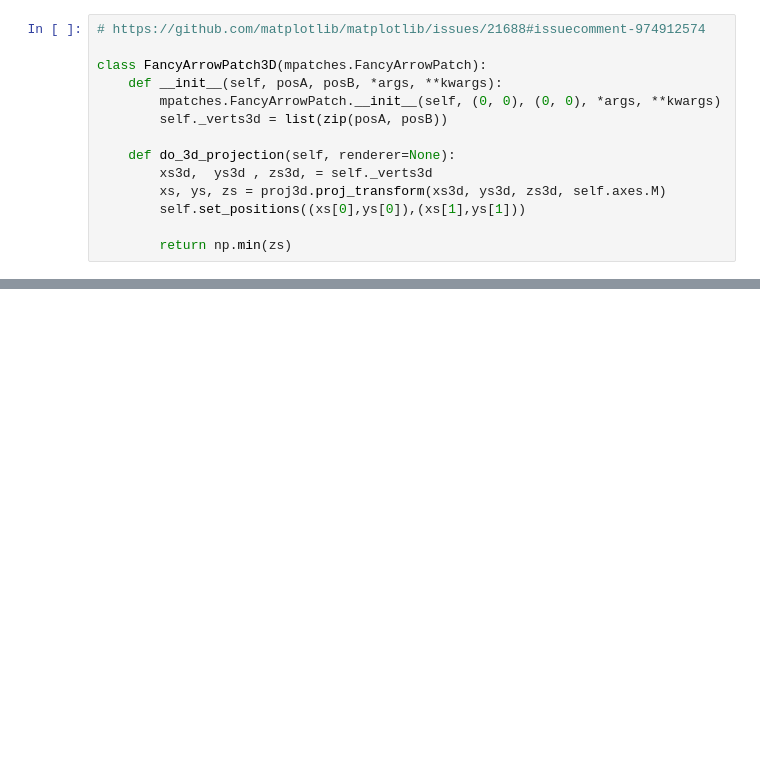
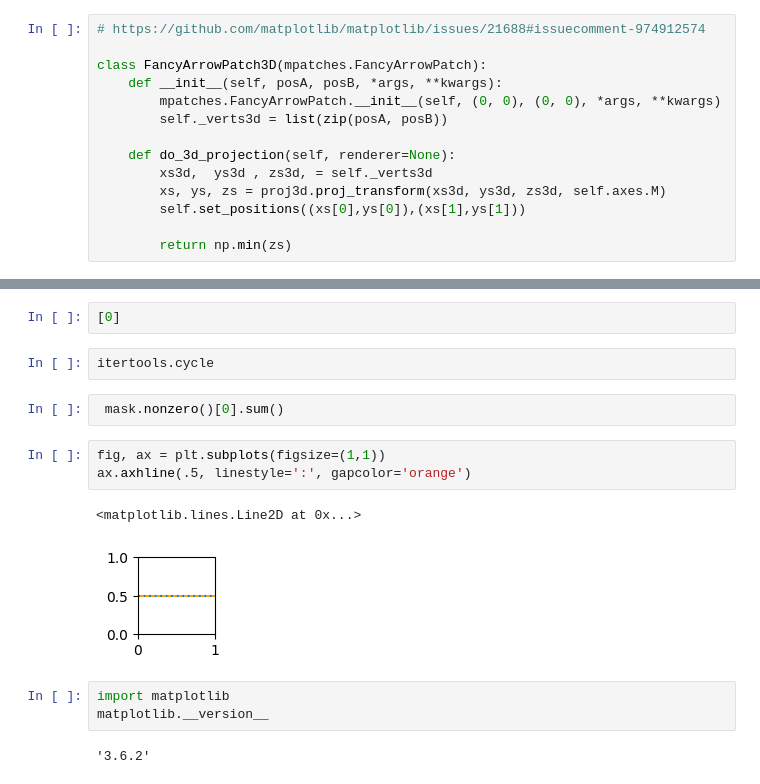
Before and after one commit to story645/team, a Jupyter notebook: paper/figcode/nontrivialbundle.ipynb, the cells around one changed output, grey strips where cells are left out. Saved outputs shown, nothing was run; the diff lists cells and outputs as text; blank space fills up the shorter version.

```diff
--- a/paper/figcode/nontrivialbundle.ipynb
+++ b/paper/figcode/nontrivialbundle.ipynb
@@ -111,0 +295,17 @@ fig.savefig(paper_path/"fbtau", bbox_inches='tight', dpi=200)
+# %%
+[0]
+# %%
+itertools.cycle
+# %%
+ mask.nonzero()[0].sum()
+# %%
+fig, ax = plt.subplots(figsize=(1,1))
+ax.axhline(.5, linestyle=':', gapcolor='orange')
+# %% [output]
+<matplotlib.lines.Line2D at 0x...>
+[figure, added]
+# %%
+import matplotlib
+matplotlib.__version__
+# %% [output]
+'3.6.2'
```
Also changed, not shown: parts of 14 cells of this notebook.
